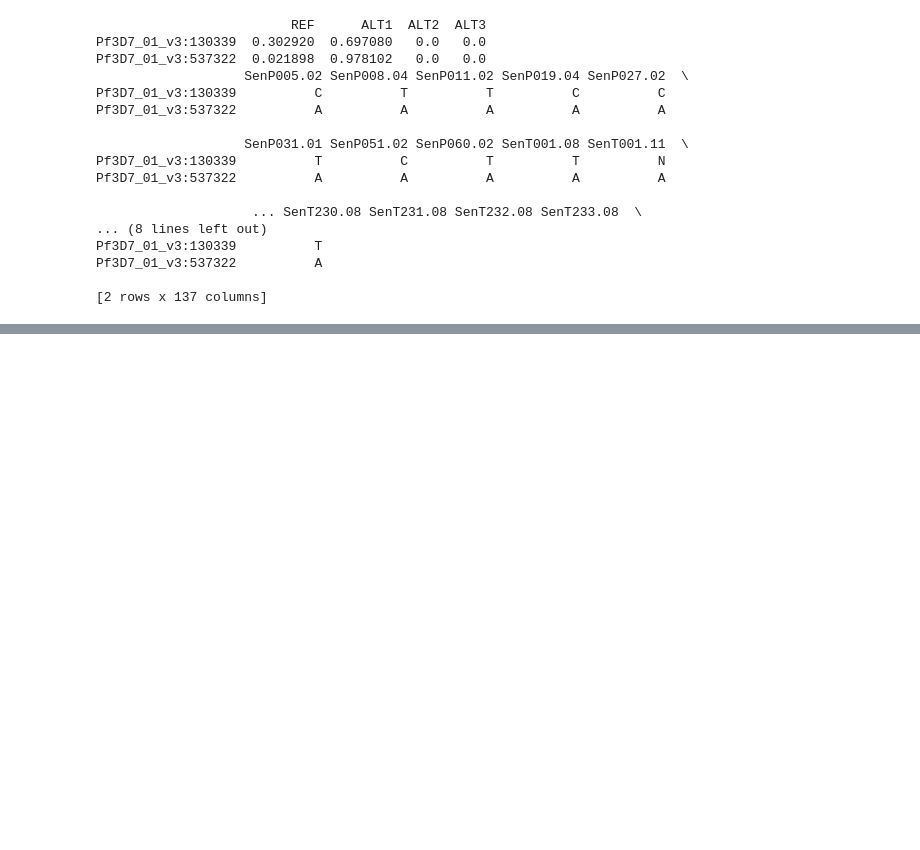
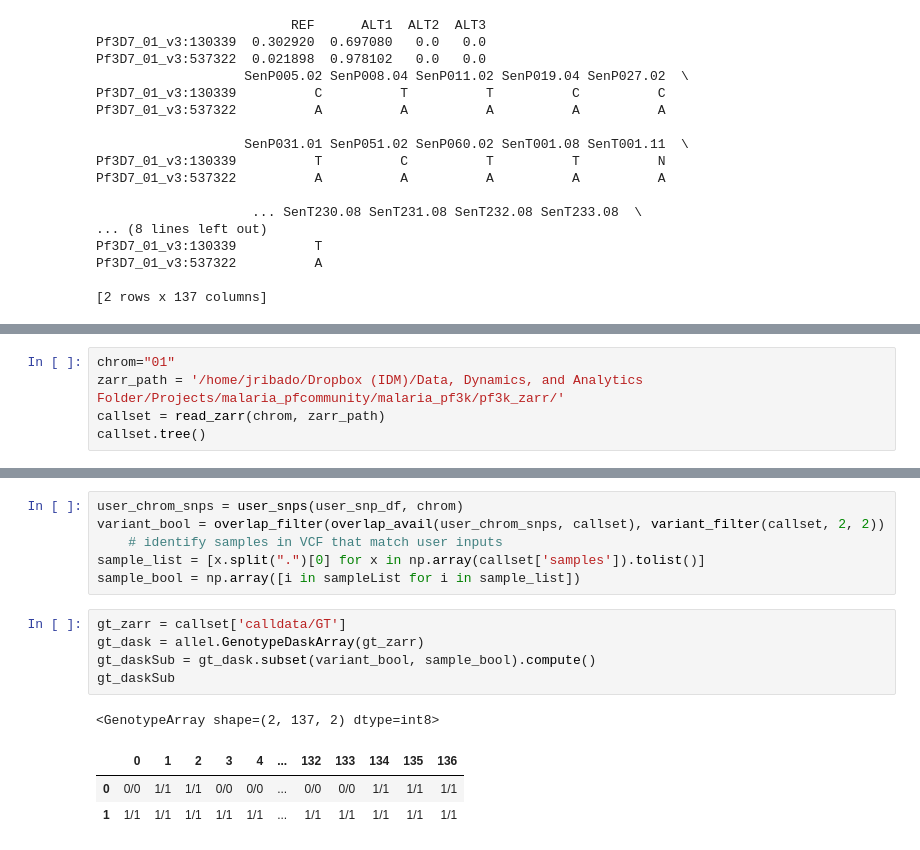
Before and after one commit to wwongIDM/dda-ngs-genetics, a Jupyter notebook: zarr_parsing/202005_pf3k_wgs2bc.ipynb, the cells around one changed output, grey strips where cells are left out. Drawn from its saved outputs; the diff is of its cells as text; blank space fills up the shorter version.

```diff
--- a/zarr_parsing/202005_pf3k_wgs2bc.ipynb
+++ b/zarr_parsing/202005_pf3k_wgs2bc.ipynb
@@ -178,0 +183,5 @@ Pf3D7_01_v3:537322          A
+# %%
+chrom="01"
+zarr_path = '/home/jribado/Dropbox (IDM)/Data, Dynamics, and Analytics Folder/Projects/malaria_pfcommunity/malaria_pf3k/pf3k_zarr/'
+callset = read_zarr(chrom, zarr_path)
+callset.tree()
@@ -179,3 +206,19 @@ Pf3D7_01_v3:537322          A
+# %%
+user_chrom_snps = user_snps(user_snp_df, chrom)
+variant_bool = overlap_filter(overlap_avail(user_chrom_snps, callset), variant_filter(callset, 2, 2))
+    # identify samples in VCF that match user inputs
+sample_list = [x.split(".")[0] for x in np.array(callset['samples']).tolist()]
+sample_bool = np.array([i in sampleList for i in sample_list])
+# %%
+gt_zarr = callset['calldata/GT']
+gt_dask = allel.GenotypeDaskArray(gt_zarr)
+gt_daskSub = gt_dask.subset(variant_bool, sample_bool).compute()
+gt_daskSub
+# %% [output]
+<GenotypeArray shape=(2, 137, 2) dtype=int8>
+|  | 0 | 1 | 2 | 3 | 4 | ... | 132 | 133 | 134 | 135 | 136 |
+| 0 | 0/0 | 1/1 | 1/1 | 0/0 | 0/0 | ... | 0/0 | 0/0 | 1/1 | 1/1 | 1/1 |
+| 1 | 1/1 | 1/1 | 1/1 | 1/1 | 1/1 | ... | 1/1 | 1/1 | 1/1 | 1/1 | 1/1 |
 # %%
 # pull total number of high quality reads that align to each position per sample
 dp_zarr = callset['calldata/DP']
```
Also changed, not shown: parts of 14 cells of this notebook.
